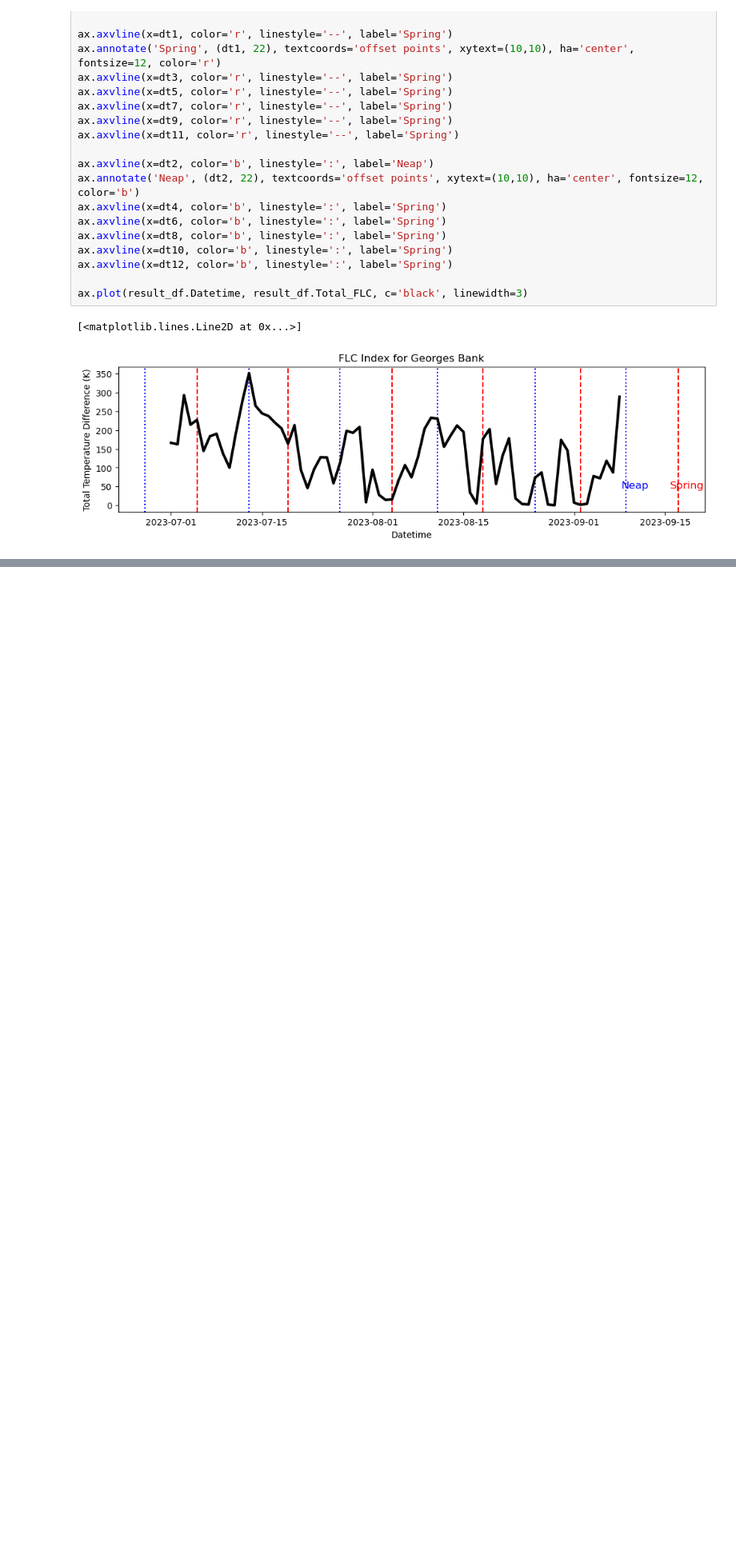
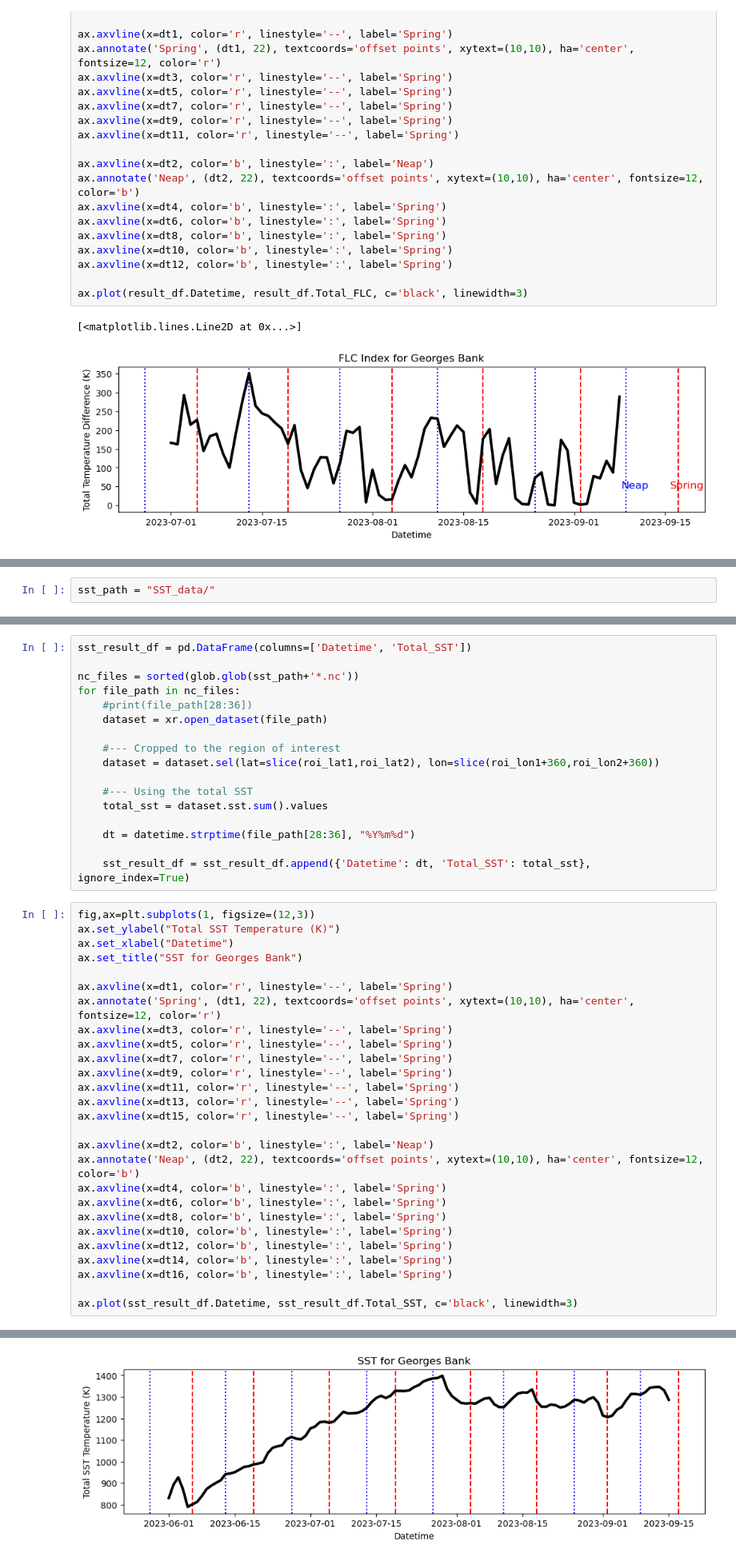
Before and after one commit to jesseturner/FalseLowClouds, a Jupyter notebook: Case_Studies/Georges_Bank/Visualize_georges_bank.ipynb, the cells around one changed output, grey strips where cells are left out. Shown at 80% size. Saved outputs shown, nothing was run; the diff lists cells and outputs as text; blank space fills up the shorter version.

```diff
--- a/Case_Studies/Georges_Bank/Visualize_georges_bank.ipynb
+++ b/Case_Studies/Georges_Bank/Visualize_georges_bank.ipynb
@@ -113,0 +120,2 @@ ax.plot(result_df.Datetime, result_df.Total_FLC, c='black', linewidth=3)
+# %%
+sst_path = "SST_data/"
@@ -113,0 +158,45 @@ ax.plot(result_df.Datetime, result_df.Total_FLC, c='black', linewidth=3)
+# %%
+sst_result_df = pd.DataFrame(columns=['Datetime', 'Total_SST'])
+
+nc_files = sorted(glob.glob(sst_path+'*.nc'))
+for file_path in nc_files:
+    #print(file_path[28:36])
+    dataset = xr.open_dataset(file_path)
+
+    #--- Cropped to the region of interest
+    dataset = dataset.sel(lat=slice(roi_lat1,roi_lat2), lon=slice(roi_lon1+360,roi_lon2+360))
+
+    #--- Using the total SST
+    total_sst = dataset.sst.sum().values
+
+    dt = datetime.strptime(file_path[28:36], "%Y%m%d")
+
+    sst_result_df = sst_result_df.append({'Datetime': dt, 'Total_SST': total_sst}, ignore_index=True)
+# %%
+fig,ax=plt.subplots(1, figsize=(12,3))
+ax.set_ylabel("Total SST Temperature (K)")
+ax.set_xlabel("Datetime")
+ax.set_title("SST for Georges Bank")
+
+ax.axvline(x=dt1, color='r', linestyle='--', label='Spring')
+ax.annotate('Spring', (dt1, 22), textcoords='offset points', xytext=(10,10), ha='center', fontsize=12, color='r')
+ax.axvline(x=dt3, color='r', linestyle='--', label='Spring')
+ax.axvline(x=dt5, color='r', linestyle='--', label='Spring')
+ax.axvline(x=dt7, color='r', linestyle='--', label='Spring')
+ax.axvline(x=dt9, color='r', linestyle='--', label='Spring')
+ax.axvline(x=dt11, color='r', linestyle='--', label='Spring')
+ax.axvline(x=dt13, color='r', linestyle='--', label='Spring')
+ax.axvline(x=dt15, color='r', linestyle='--', label='Spring')
+
+ax.axvline(x=dt2, color='b', linestyle=':', label='Neap')
+ax.annotate('Neap', (dt2, 22), textcoords='offset points', xytext=(10,10), ha='center', fontsize=12, color='b')
+ax.axvline(x=dt4, color='b', linestyle=':', label='Spring')
+ax.axvline(x=dt6, color='b', linestyle=':', label='Spring')
+ax.axvline(x=dt8, color='b', linestyle=':', label='Spring')
+ax.axvline(x=dt10, color='b', linestyle=':', label='Spring')
+ax.axvline(x=dt12, color='b', linestyle=':', label='Spring')
+ax.axvline(x=dt14, color='b', linestyle=':', label='Spring')
+ax.axvline(x=dt16, color='b', linestyle=':', label='Spring')
+
+ax.plot(sst_result_df.Datetime, sst_result_df.Total_SST, c='black', linewidth=3)
+# %% [output]
@@ -113,0 +204 @@ ax.plot(result_df.Datetime, result_df.Total_FLC, c='black', linewidth=3)
+[figure, added]
```
Also changed, not shown: parts of 10 cells of this notebook, 1 other file.
